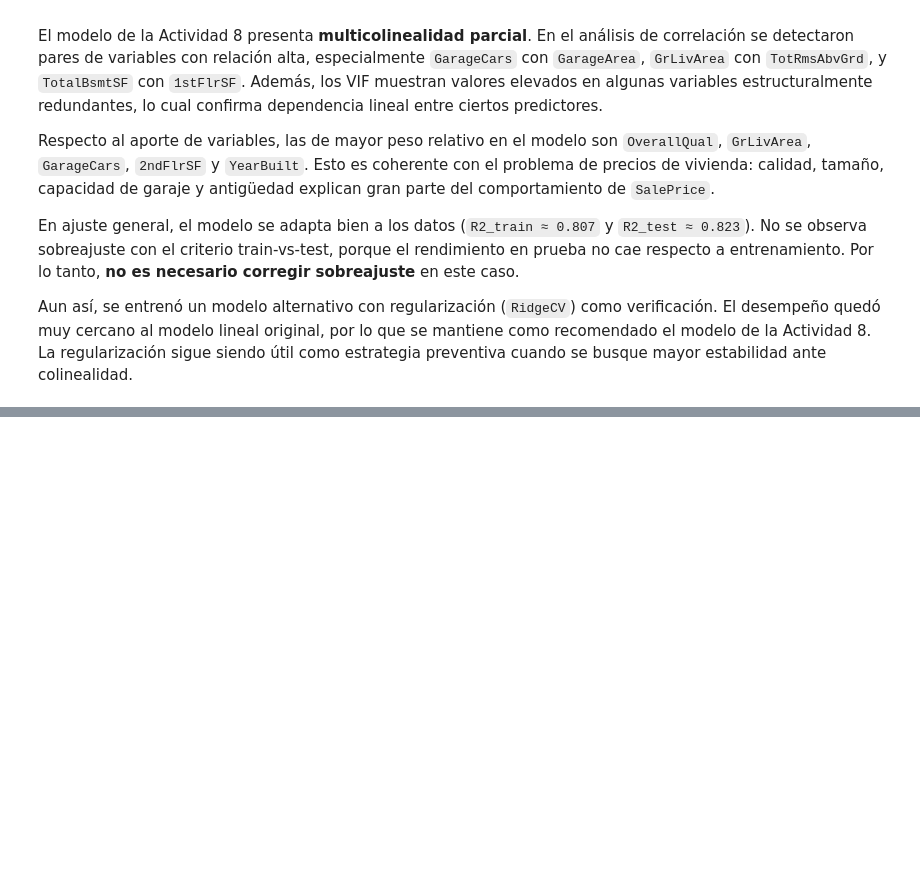
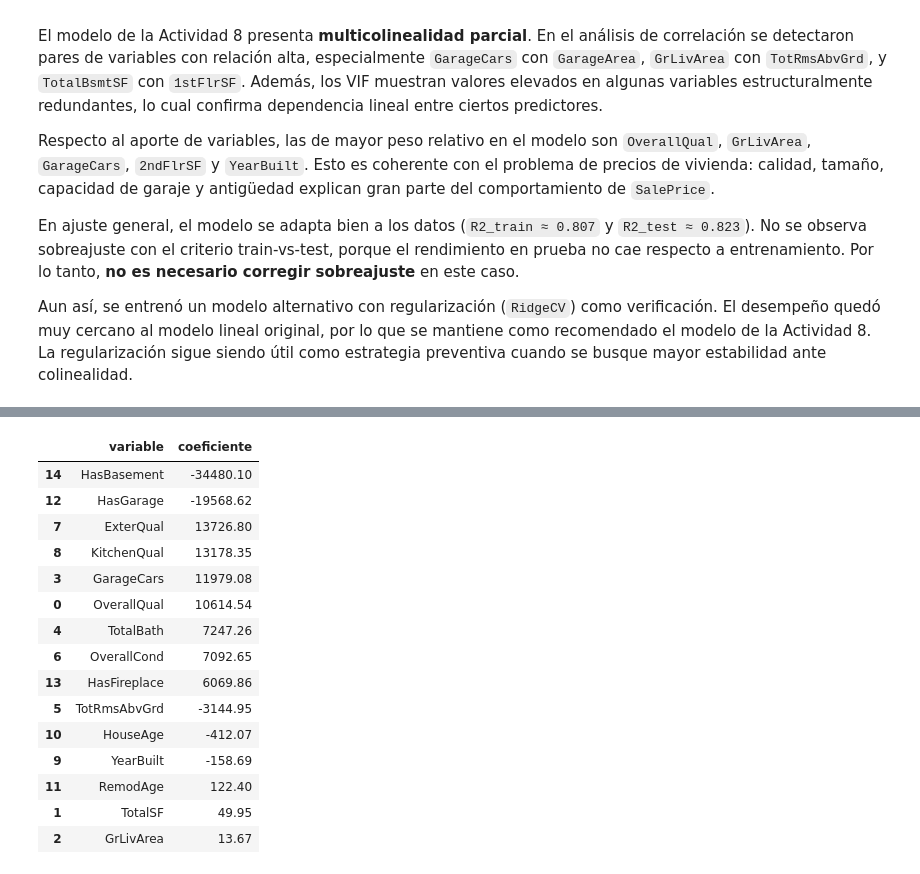
Before and after one commit to erickguerra2/MD-LAB03, a Jupyter notebook: main.ipynb, the cells around one changed output, grey strips where cells are left out. Saved outputs shown, nothing was run; the diff lists cells and outputs as text; code cells hidden in the pictures; blank space fills up the shorter version.

```diff
--- a/main.ipynb
+++ b/main.ipynb
@@ -1455,0 +1469,69 @@ Aun así, se entrenó un modelo alternativo con regularización (`RidgeCV`) como
+# %%
+
+# Actividad 10 — Modelo con variables seleccionadas (baja multicolinealidad)
+from sklearn.linear_model import LinearRegression
+from sklearn.metrics import r2_score, mean_squared_error, mean_absolute_error
+from IPython.display import display
+
+seed_local = globals().get('SEED', 42)
+
+# Usar df_modelo (actividad 5) con las features_seleccionadas y SalePrice real
+df_act10 = df_modelo[features_seleccionadas + ['SalePrice']].copy()
+X_10 = df_act10[features_seleccionadas]
+y_10 = df_act10['SalePrice']
+
+X_train_10, X_test_10, y_train_10, y_test_10 = train_test_split(
+    X_10, y_10, test_size=0.20, random_state=seed_local
+)
+
+modelo_10 = LinearRegression()
+modelo_10.fit(X_train_10, y_train_10)
+
+y_train_pred_10 = modelo_10.predict(X_train_10)
+y_test_pred_10  = modelo_10.predict(X_test_10)
+
+residuos_train_10 = y_train_10 - y_train_pred_10
+residuos_test_10  = y_test_10  - y_test_pred_10
+
+r2_train_10  = r2_score(y_train_10, y_train_pred_10)
+r2_test_10   = r2_score(y_test_10,  y_test_pred_10)
+rmse_train_10 = np.sqrt(mean_squared_error(y_train_10, y_train_pred_10))
+rmse_test_10  = np.sqrt(mean_squared_error(y_test_10,  y_test_pred_10))
+mae_test_10   = mean_absolute_error(y_test_10, y_test_pred_10)
+
+n_10  = len(y_train_10)
+p_10  = X_train_10.shape[1]
+r2_adj_10 = 1 - (1 - r2_train_10) * (n_10 - 1) / (n_10 - p_10 - 1)
+
+resumen_10 = pd.DataFrame({
+    'metrica': ['n_features', 'n_train', 'n_test',
+                'R2_train', 'R2_ajustado_train', 'R2_test',
+                'RMSE_train', 'RMSE_test', 'MAE_test'],
+    'valor': [p_10, n_10, len(y_test_10),
+              r2_train_10, r2_adj_10, r2_test_10,
+              rmse_train_10, rmse_test_10, mae_test_10]
+})
+
+# Coeficientes del modelo
+coef_10 = pd.DataFrame({
+    'variable': X_train_10.columns,
+    'coeficiente': modelo_10.coef_
+}).sort_values('coeficiente', key=abs, ascending=False)
+
+print('=== MODELO ACT 10: SalePrice ~ variables seleccionadas (sin multicolinealidad) ===')
+print(f'Variables predictoras: {p_10}  →  {features_seleccionadas}')
+print()
+print('Resumen de métricas:')
+display(resumen_10)
+print()
+print('Coeficientes (ordenados por magnitud):')
+display(coef_10)
+
+print()
+print('--- Comparación directa con Actividad 8 ---')
+print(f'  Act 8  ({p} vars)  →  R²_test: {r2_test_m:.4f}  |  RMSE: ${rmse_test_m:,.0f}')
+print(f'  Act 10 ({p_10} vars) →  R²_test: {r2_test_10:.4f}  |  RMSE: ${rmse_test_10:,.0f}')
+gap_r2_10 = r2_train_10 - r2_test_10
+print(f'  Gap R² (train-test) Act 10: {gap_r2_10:.4f}  → sin sobreajuste' if gap_r2_10 <= 0.05
+      else f'  Gap R² (train-test) Act 10: {gap_r2_10:.4f}  → posible sobreajuste')
+# %% [output]
@@ -1455,0 +1553,16 @@ Aun así, se entrenó un modelo alternativo con regularización (`RidgeCV`) como
+|  | variable | coeficiente |
+| 14 | HasBasement | -34480.10 |
+| 12 | HasGarage | -19568.62 |
+| 7 | ExterQual | 13726.80 |
+| 8 | KitchenQual | 13178.35 |
+| 3 | GarageCars | 11979.08 |
+| 0 | OverallQual | 10614.54 |
+| 4 | TotalBath | 7247.26 |
+| 6 | OverallCond | 7092.65 |
+| 13 | HasFireplace | 6069.86 |
+| 5 | TotRmsAbvGrd | -3144.95 |
+| 10 | HouseAge | -412.07 |
+| 9 | YearBuilt | -158.69 |
+| 11 | RemodAge | 122.40 |
+| 1 | TotalSF | 49.95 |
+| 2 | GrLivArea | 13.67 |
```
Also changed, not shown: parts of 4 cells of this notebook.
